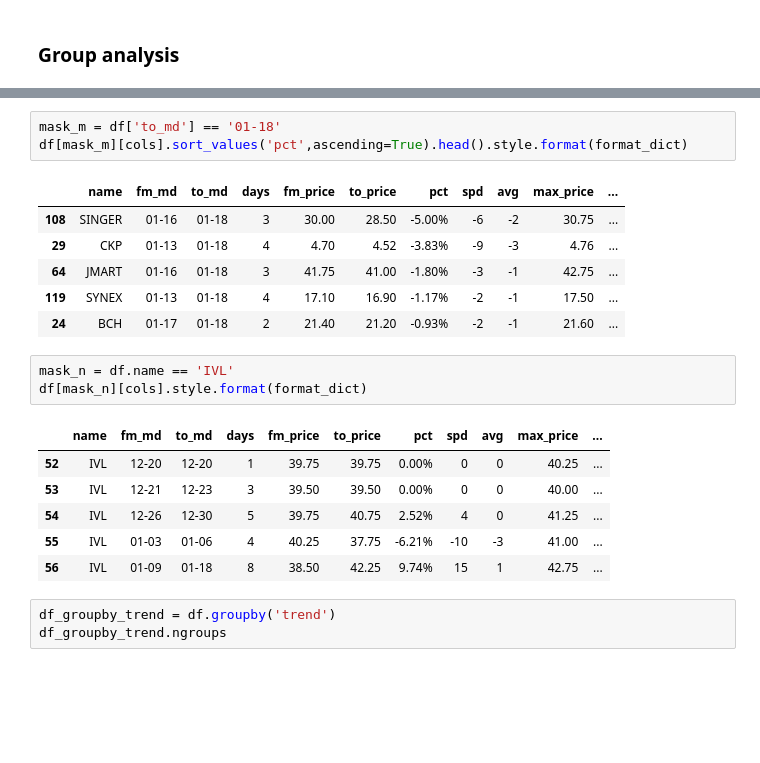
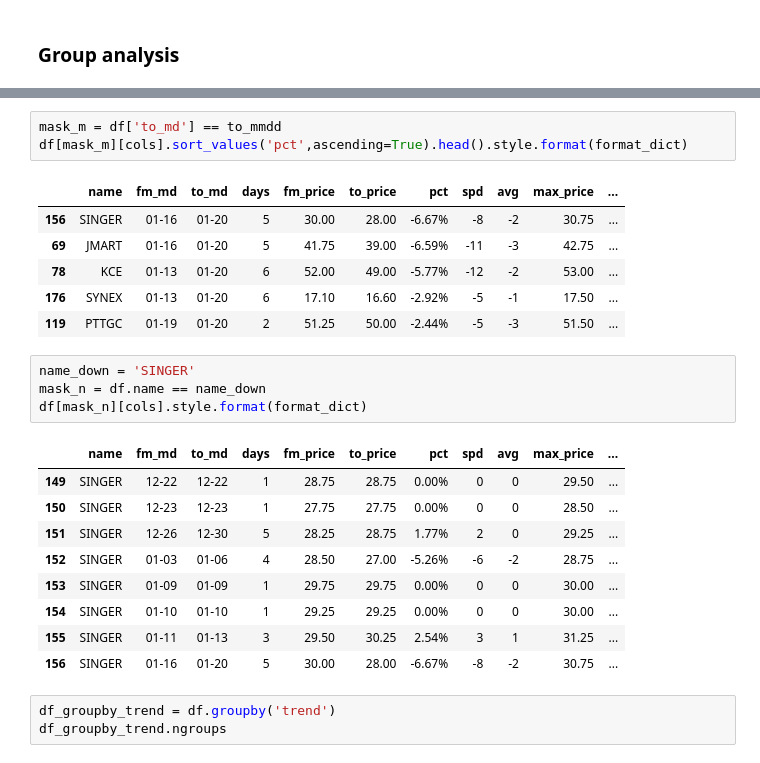
Before and after one commit to santimcs/A7, a Jupyter notebook: Daily/240 - Summary Sales Analysis.ipynb, the cells around one changed output, grey strips where cells are left out. Saved outputs shown, nothing was run; the diff lists cells and outputs as text; blank space fills up the shorter version.

```diff
--- a/Daily/240 - Summary Sales Analysis.ipynb
+++ b/Daily/240 - Summary Sales Analysis.ipynb
@@ -188,23 +201,27 @@ df[mask_p][cols].sort_values('pct',ascending=False).head().style.format(format_d
 # %%
-mask_m = df['to_md'] == '01-18'
+mask_m = df['to_md'] == to_mmdd
 df[mask_m][cols].sort_values('pct',ascending=True).head().style.format(format_dict)
 # %% [output]
 |  | name | fm_md | to_md | days | fm_price | to_price | pct | spd | avg | max_price | ... |
-| 108 | SINGER | 01-16 | 01-18 | 3 | 30.00 | 28.50 | -5.00% | -6 | -2 | 30.75 | ... |
-| 29 | CKP | 01-13 | 01-18 | 4 | 4.70 | 4.52 | -3.83% | -9 | -3 | 4.76 | ... |
-| 64 | JMART | 01-16 | 01-18 | 3 | 41.75 | 41.00 | -1.80% | -3 | -1 | 42.75 | ... |
-| 119 | SYNEX | 01-13 | 01-18 | 4 | 17.10 | 16.90 | -1.17% | -2 | -1 | 17.50 | ... |
-| 24 | BCH | 01-17 | 01-18 | 2 | 21.40 | 21.20 | -0.93% | -2 | -1 | 21.60 | ... |
+| 156 | SINGER | 01-16 | 01-20 | 5 | 30.00 | 28.00 | -6.67% | -8 | -2 | 30.75 | ... |
+| 69 | JMART | 01-16 | 01-20 | 5 | 41.75 | 39.00 | -6.59% | -11 | -3 | 42.75 | ... |
+| 78 | KCE | 01-13 | 01-20 | 6 | 52.00 | 49.00 | -5.77% | -12 | -2 | 53.00 | ... |
+| 176 | SYNEX | 01-13 | 01-20 | 6 | 17.10 | 16.60 | -2.92% | -5 | -1 | 17.50 | ... |
+| 119 | PTTGC | 01-19 | 01-20 | 2 | 51.25 | 50.00 | -2.44% | -5 | -3 | 51.50 | ... |
 # %%
-mask_n = df.name == 'IVL'
+name_down = 'SINGER'
+mask_n = df.name == name_down
 df[mask_n][cols].style.format(format_dict)
 # %% [output]
 |  | name | fm_md | to_md | days | fm_price | to_price | pct | spd | avg | max_price | ... |
-| 52 | IVL | 12-20 | 12-20 | 1 | 39.75 | 39.75 | 0.00% | 0 | 0 | 40.25 | ... |
-| 53 | IVL | 12-21 | 12-23 | 3 | 39.50 | 39.50 | 0.00% | 0 | 0 | 40.00 | ... |
-| 54 | IVL | 12-26 | 12-30 | 5 | 39.75 | 40.75 | 2.52% | 4 | 0 | 41.25 | ... |
-| 55 | IVL | 01-03 | 01-06 | 4 | 40.25 | 37.75 | -6.21% | -10 | -3 | 41.00 | ... |
-| 56 | IVL | 01-09 | 01-18 | 8 | 38.50 | 42.25 | 9.74% | 15 | 1 | 42.75 | ... |
+| 149 | SINGER | 12-22 | 12-22 | 1 | 28.75 | 28.75 | 0.00% | 0 | 0 | 29.50 | ... |
+| 150 | SINGER | 12-23 | 12-23 | 1 | 27.75 | 27.75 | 0.00% | 0 | 0 | 28.50 | ... |
+| 151 | SINGER | 12-26 | 12-30 | 5 | 28.25 | 28.75 | 1.77% | 2 | 0 | 29.25 | ... |
+| 152 | SINGER | 01-03 | 01-06 | 4 | 28.50 | 27.00 | -5.26% | -6 | -2 | 28.75 | ... |
+| 153 | SINGER | 01-09 | 01-09 | 1 | 29.75 | 29.75 | 0.00% | 0 | 0 | 30.00 | ... |
+| 154 | SINGER | 01-10 | 01-10 | 1 | 29.25 | 29.25 | 0.00% | 0 | 0 | 30.00 | ... |
+| 155 | SINGER | 01-11 | 01-13 | 3 | 29.50 | 30.25 | 2.54% | 3 | 1 | 31.25 | ... |
+| 156 | SINGER | 01-16 | 01-20 | 5 | 30.00 | 28.00 | -6.67% | -8 | -2 | 30.75 | ... |
 # %%
 df_groupby_trend = df.groupby('trend')
 df_groupby_trend.ngroups
```
Also changed, not shown: parts of 29 cells of this notebook, 52 other files.
